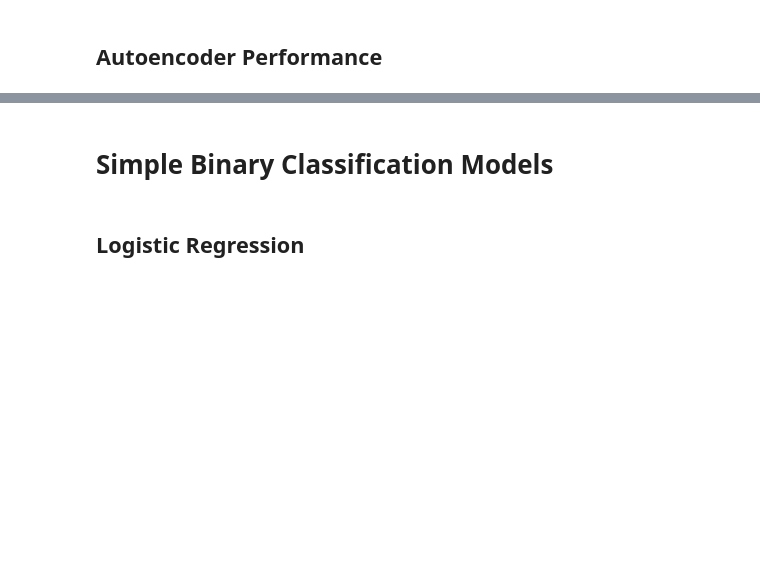
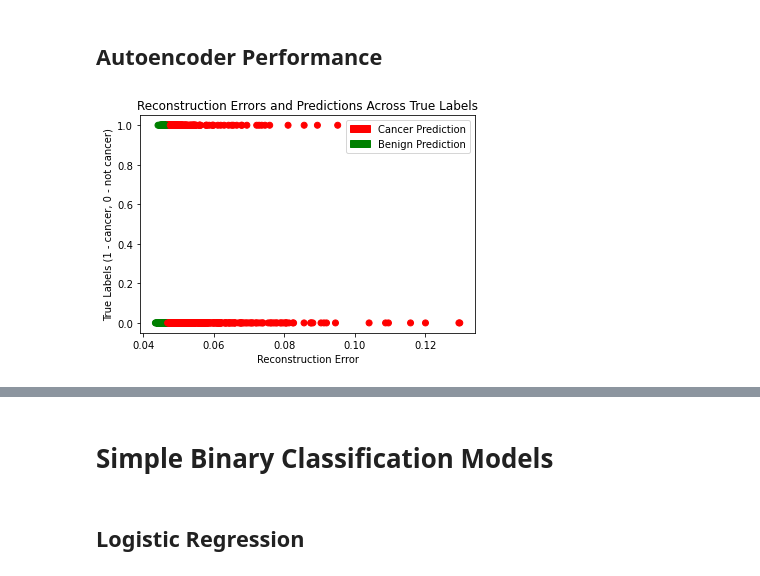
Before and after one commit to MiaHuebscher/Skin-Cancer-Analysis-and-Detection, a Jupyter notebook: Skin Cancer Detection and Analysis.ipynb, the cells around one changed output, grey strips where cells are left out. Saved outputs shown, nothing was run; the diff lists cells and outputs as text; code cells hidden in the pictures; blank space fills up the shorter version.

```diff
--- a/Skin Cancer Detection and Analysis.ipynb
+++ b/Skin Cancer Detection and Analysis.ipynb
@@ -286,2 +376,12 @@ for tup in cancer_nulls:
 # %% [markdown]
 # Data Preprocessing
+# %%
+# Load the metadata
+skin_cancer_df = pd.read_csv('Data/train-metadata.csv', low_memory=False, usecols=[num for num in range(0, 43) if num not in [2, 7]], index_col='isic_id')
+print(len(skin_cancer_df.columns))
+# Randomly undersample the cancer-free lesions in the dataset to enhance performance time
+rus = RandomUnderSampler(random_state=42, sampling_strategy=0.07)
+(skin_cancer_df, targets) = rus.fit_resample(skin_cancer_df.drop('target', axis=1), skin_cancer_df['target'])
+skin_cancer_df['target'] = targets
+
+images_features = pd.read_csv('resnet50_features_best.csv', header=None)
@@ -528,12 +633,15 @@ print(best[4])
 # %%
 # Plot the autoencoder predictions against the true values
 plt.figure()
 colors = ['red' if p == 1.0 else 'green' for p in predictions]
-plt.title('Reconstruction Errors and Predictions against True Targets')
+plt.title('Reconstruction Errors and Predictions Across True Labels')
 plt.scatter(reconstruction_error, validation['target'], color=colors)
 plt.xlabel('Reconstruction Error')
-plt.ylabel('True Targets (1 - cancer, 0 - not cancer)')
+plt.ylabel('True Labels (1 - cancer, 0 - not cancer)')
 red_patch = mpatches.Patch(color='red', label='Cancer Prediction')
 green_patch = mpatches.Patch(color='green', label='Benign Prediction')
 plt.legend(handles=[red_patch, green_patch])
+plt.savefig('reconstruction errors and predictions across labels' ,bbox_inches='tight')
 plt.show()
+# %% [output]
+[figure, added]
```
Also changed, not shown: parts of 24 cells of this notebook.
